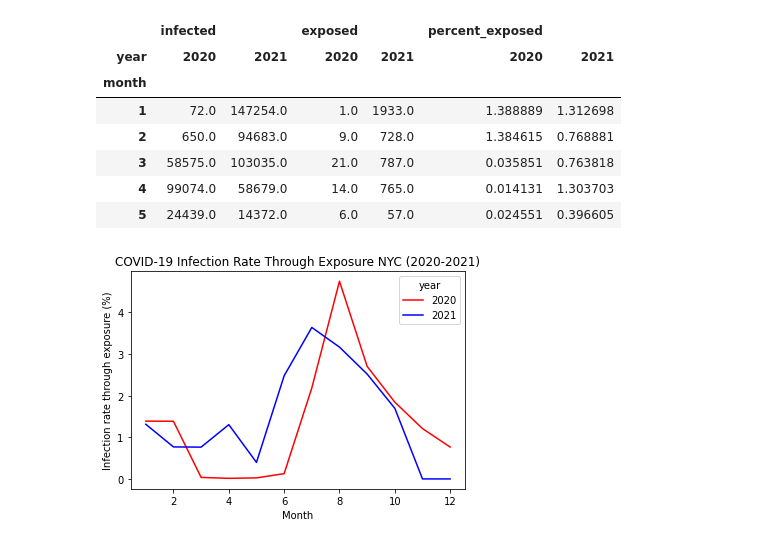
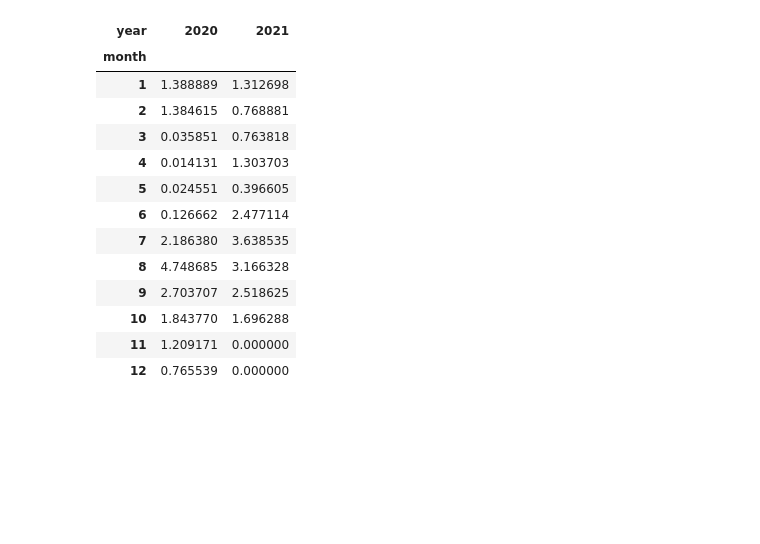
Before and after one commit to alanyu108/CS-Data-Science-Project, a Jupyter notebook: project.ipynb, the cells around one changed output. Cells and saved outputs as stored; diff of their text form; code cells hidden in the pictures; blank space fills up the shorter version.

```diff
--- a/project.ipynb
+++ b/project.ipynb
@@ -75,35 +138,20 @@ nyc_individual.head()
 # %%
-expose_nyc_individual = pd.get_dummies(nyc_individual, columns=['exposure_yn'], drop_first=True)
-expose_month_data = expose_nyc_individual.groupby(['month', 'year']).agg(
-    infected = pd.NamedAgg("case_month", aggfunc="count") , # number of people infected
-    exposed = pd.NamedAgg("exposure_yn_Yes", aggfunc="sum") #number of people infected due to exposure
-).unstack().fillna(0)
 expose_month_data['percent_exposed', 2020]= 100 * (expose_month_data['exposed'][2020]  / expose_month_data['infected'][2020])
 expose_month_data['percent_exposed', 2021]= 100 * (expose_month_data['exposed'][2021]  / expose_month_data['infected'][2021])
 expose_month_data.fillna(0, inplace=True)
-expose_month_data.head()
+expose_month_data['percent_exposed']
 # %% [output]
-|  | infected |  | exposed |  | percent_exposed |  |
-| year | 2020 | 2021 | 2020 | 2021 | 2020 | 2021 |
-| month |  |  |  |  |  |  |
-| 1 | 72.0 | 147254.0 | 1.0 | 1933.0 | 1.388889 | 1.312698 |
-| 2 | 650.0 | 94683.0 | 9.0 | 728.0 | 1.384615 | 0.768881 |
-| 3 | 58575.0 | 103035.0 | 21.0 | 787.0 | 0.035851 | 0.763818 |
-| 4 | 99074.0 | 58679.0 | 14.0 | 765.0 | 0.014131 | 1.303703 |
-| 5 | 24439.0 | 14372.0 | 6.0 | 57.0 | 0.024551 | 0.396605 |
+| year | 2020 | 2021 |
+| month |  |  |
+| 1 | 1.388889 | 1.312698 |
+| 2 | 1.384615 | 0.768881 |
+| 3 | 0.035851 | 0.763818 |
+| 4 | 0.014131 | 1.303703 |
+| 5 | 0.024551 | 0.396605 |
+| 6 | 0.126662 | 2.477114 |
+| 7 | 2.186380 | 3.638535 |
+| 8 | 4.748685 | 3.166328 |
+| 9 | 2.703707 | 2.518625 |
+| 10 | 1.843770 | 1.696288 |
+| 11 | 1.209171 | 0.000000 |
+| 12 | 0.765539 | 0.000000 |
-# %%
-percent_exposed_2020 = expose_month_data['percent_exposed', 2020].tolist()
-percent_exposed_2021 = expose_month_data['percent_exposed', 2021].tolist()
-months = [x for x in range(1, len(percent_exposed_2020) + 1)]
-
-combined_data = list(zip(percent_exposed_2020, months, [2020 for x in range(1, len(percent_exposed_2020) + 1)])) + \
-                list(zip(percent_exposed_2021, months, [2021 for x in range(1, len(percent_exposed_2021) + 1)]))
-
-df = pd.DataFrame(combined_data, columns=["percent_infected_exposed", "month", "year"])
-sns.lineplot(x="month", y = "percent_infected_exposed", hue = "year", data=df, palette=["red", "blue"])
-plt.title("COVID-19 Infection Rate Through Exposure NYC (2020-2021)")
-plt.xlabel("Month")
-plt.ylabel("Infection rate through exposure (%)")
-plt.show()
-# %% [output]
-[figure, removed]
```
Also changed, not shown: parts of 36 cells of this notebook.
